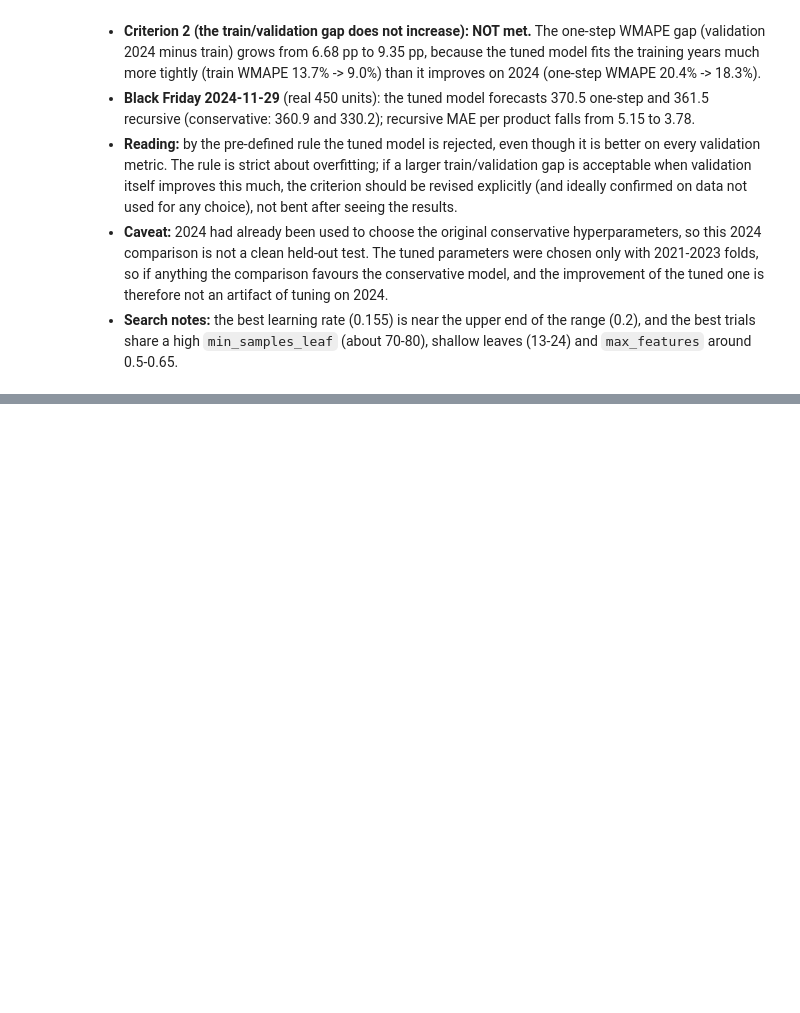
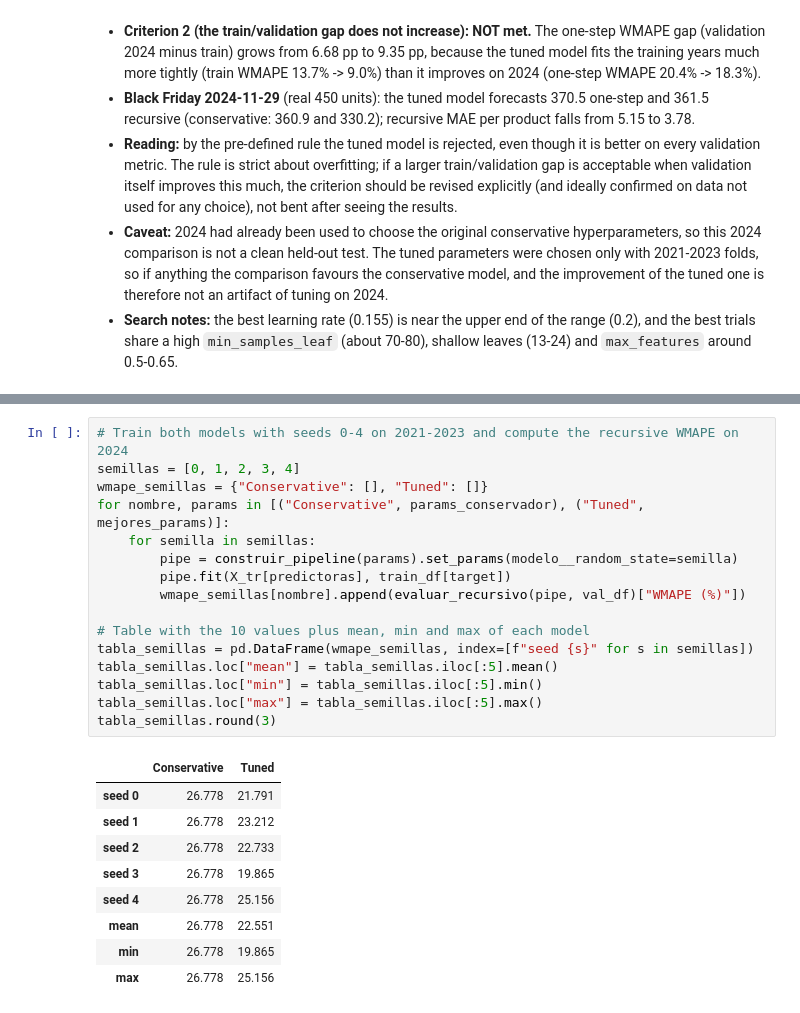
Before and after one commit to madatascienceml/black-friday-sales-forecasting, a Jupyter notebook: notebooks/tuning.ipynb, the cells around one changed output, grey strips where cells are left out. Drawn from its saved outputs; the diff is of its cells as text; blank space fills up the shorter version.

Commit message:
Add seed robustness check and adopt tuned model
Co-Authored-By: Claude Sonnet 5.5 <noreply@anthropic.com>

```diff
--- a/notebooks/tuning.ipynb
+++ b/notebooks/tuning.ipynb
@@ -300,0 +313,26 @@ Total execution time: 176 s
+# %%
+# Train both models with seeds 0-4 on 2021-2023 and compute the recursive WMAPE on 2024
+semillas = [0, 1, 2, 3, 4]
+wmape_semillas = {"Conservative": [], "Tuned": []}
+for nombre, params in [("Conservative", params_conservador), ("Tuned", mejores_params)]:
+    for semilla in semillas:
+        pipe = construir_pipeline(params).set_params(modelo__random_state=semilla)
+        pipe.fit(X_tr[predictoras], train_df[target])
+        wmape_semillas[nombre].append(evaluar_recursivo(pipe, val_df)["WMAPE (%)"])
+
+# Table with the 10 values plus mean, min and max of each model
+tabla_semillas = pd.DataFrame(wmape_semillas, index=[f"seed {s}" for s in semillas])
+tabla_semillas.loc["mean"] = tabla_semillas.iloc[:5].mean()
+tabla_semillas.loc["min"] = tabla_semillas.iloc[:5].min()
+tabla_semillas.loc["max"] = tabla_semillas.iloc[:5].max()
+tabla_semillas.round(3)
+# %% [output]
+|  | Conservative | Tuned |
+| seed 0 | 26.778 | 21.791 |
+| seed 1 | 26.778 | 23.212 |
+| seed 2 | 26.778 | 22.733 |
+| seed 3 | 26.778 | 19.865 |
+| seed 4 | 26.778 | 25.156 |
+| mean | 26.778 | 22.551 |
+| min | 26.778 | 19.865 |
+| max | 26.778 | 25.156 |
```
Also changed, not shown: parts of 9 cells of this notebook, 1 other file.
